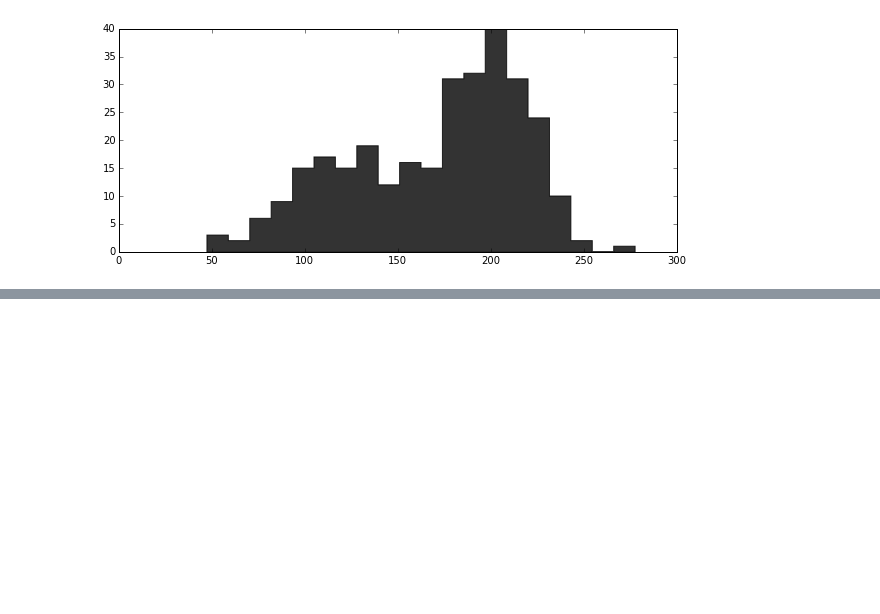
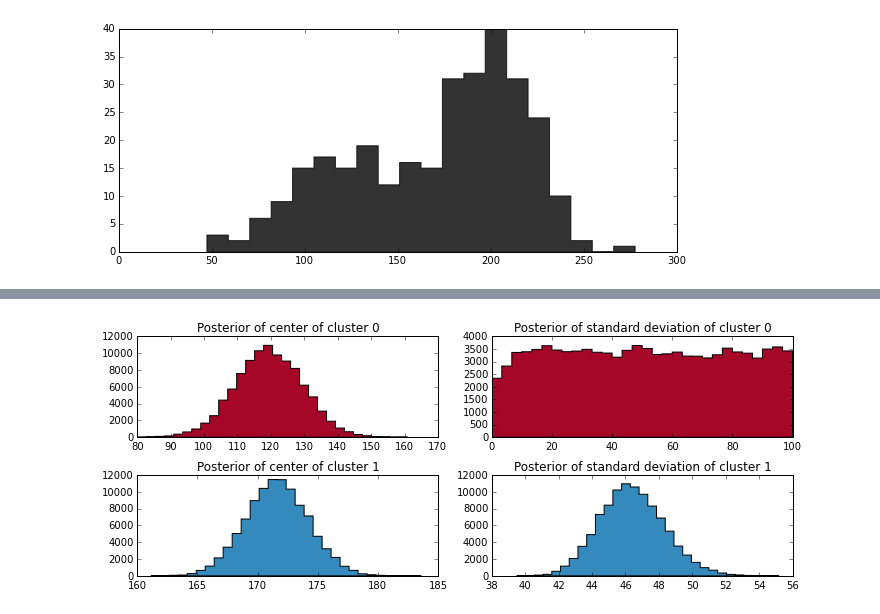
Before and after one commit to aenfield/Probabilistic-Programming-and-Bayesian-Methods-for-Hackers, a Jupyter notebook: Chapter3_MCMC/Chapter3mywork.ipynb, the cells around one changed output, grey strips where cells are left out. Saved outputs shown, nothing was run; the diff lists cells and outputs as text; code cells hidden in the pictures; blank space fills up the shorter version.

```diff
--- a/Chapter3_MCMC/Chapter3mywork.ipynb
+++ b/Chapter3_MCMC/Chapter3mywork.ipynb
@@ -134,0 +200,20 @@ mcmc.sample(50000)
+# %%
+figsize(10.0, 4)
+std_trace = mcmc.trace("stds")[:]
+
+_i = [1, 2, 3, 0]
+for i in range(2):
+    plt.subplot(2, 2, _i[2 * i])
+    plt.title("Posterior of center of cluster %d" % i)
+    plt.hist(center_trace[:, i], color=colors[i], bins=30,
+             histtype="stepfilled")
+
+    plt.subplot(2, 2, _i[2 * i + 1])
+    plt.title("Posterior of standard deviation of cluster %d" % i)
+    plt.hist(std_trace[:, i], color=colors[i], bins=30,
+             histtype="stepfilled")
+    # plt.autoscale(tight=True)
+
+plt.tight_layout()
+# %% [output]
+[figure, added]
```
Also changed, not shown: parts of 10 cells of this notebook.
